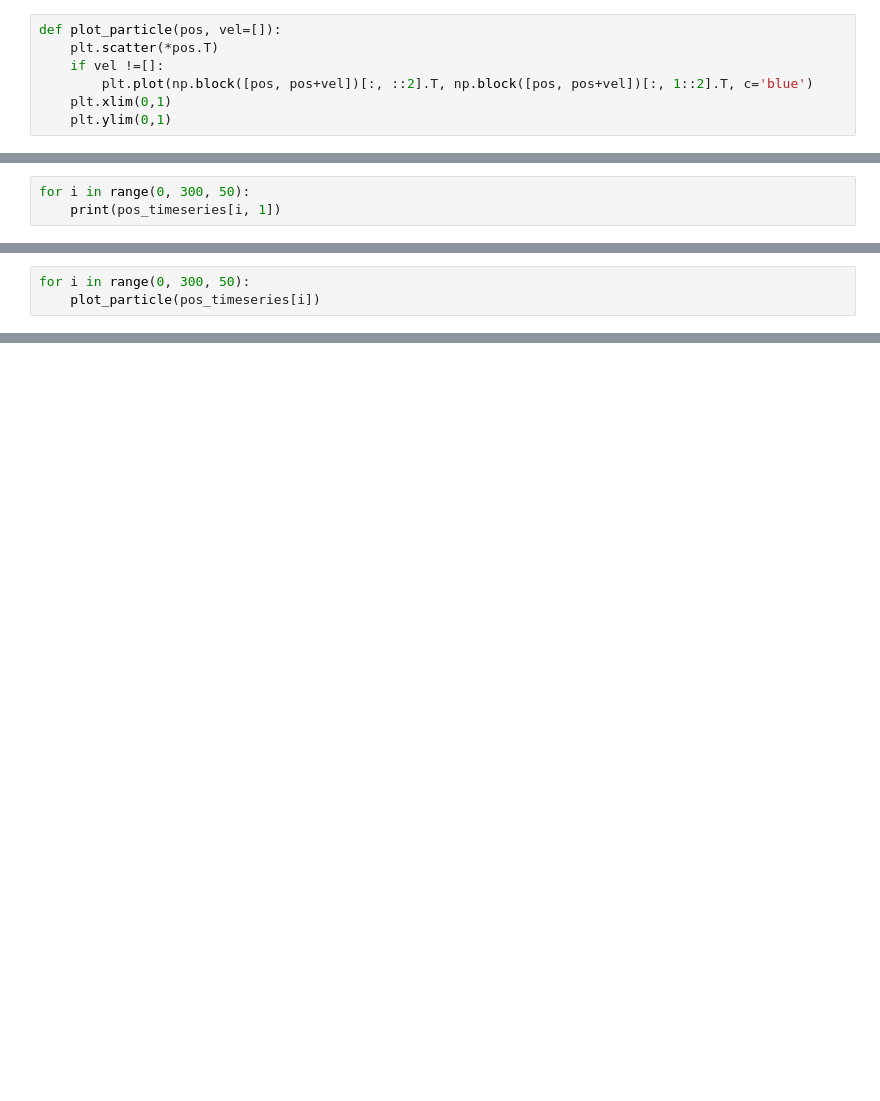
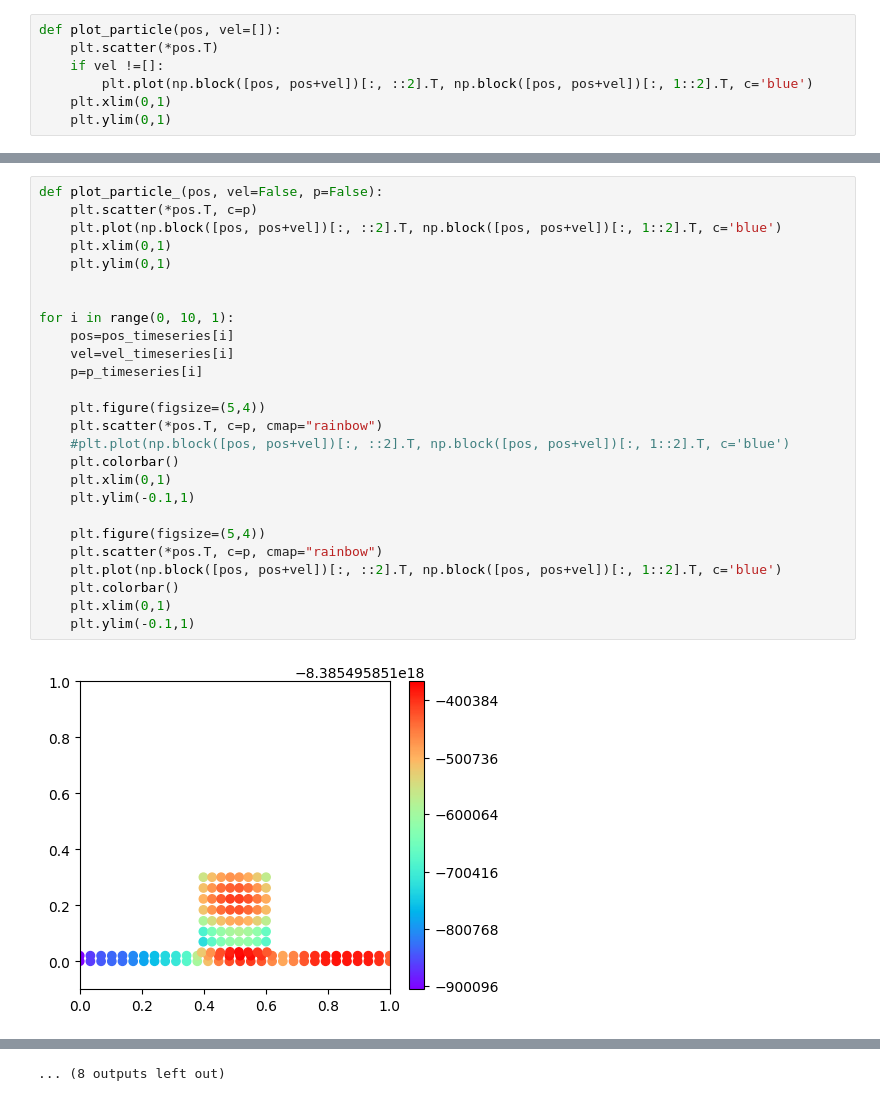
Before and after one commit to nm-dl1212/pinn, a Jupyter notebook: My_PINN_eq/mps.ipynb, the cells around one changed output, grey strips where cells are left out. Cells and saved outputs as stored; diff of their text form; blank space fills up the shorter version.

```diff
--- a/My_PINN_eq/mps.ipynb
+++ b/My_PINN_eq/mps.ipynb
@@ -135,3 +225,0 @@ TypeError: fsolve: there is a mismatch between the input and output shape of the
-# %%
-for i in range(0, 300, 50):
-    print(pos_timeseries[i, 1])
@@ -145,3 +225,0 @@ for i in range(0, 300, 50):
-# %%
-for i in range(0, 300, 50):
-    plot_particle(pos_timeseries[i])
@@ -154,0 +226,28 @@ for i in range(0, 300, 50):
+# %%
+def plot_particle_(pos, vel=False, p=False):
+    plt.scatter(*pos.T, c=p)
+    plt.plot(np.block([pos, pos+vel])[:, ::2].T, np.block([pos, pos+vel])[:, 1::2].T, c='blue')
+    plt.xlim(0,1)
+    plt.ylim(0,1)
+
+
+for i in range(0, 10, 1):
+    pos=pos_timeseries[i]
+    vel=vel_timeseries[i]
+    p=p_timeseries[i]
+
+    plt.figure(figsize=(5,4))
+    plt.scatter(*pos.T, c=p, cmap="rainbow")
+    #plt.plot(np.block([pos, pos+vel])[:, ::2].T, np.block([pos, pos+vel])[:, 1::2].T, c='blue')
+    plt.colorbar()
+    plt.xlim(0,1)
+    plt.ylim(-0.1,1)
+
+    plt.figure(figsize=(5,4))
+    plt.scatter(*pos.T, c=p, cmap="rainbow")
+    plt.plot(np.block([pos, pos+vel])[:, ::2].T, np.block([pos, pos+vel])[:, 1::2].T, c='blue')
+    plt.colorbar()
+    plt.xlim(0,1)
+    plt.ylim(-0.1,1)
+# %% [output]
+[figure, added]
@@ -154,0 +265 @@ for i in range(0, 300, 50):
+... (8 outputs left out)
```
Also changed, not shown: parts of 8 cells of this notebook, 1 other file.
